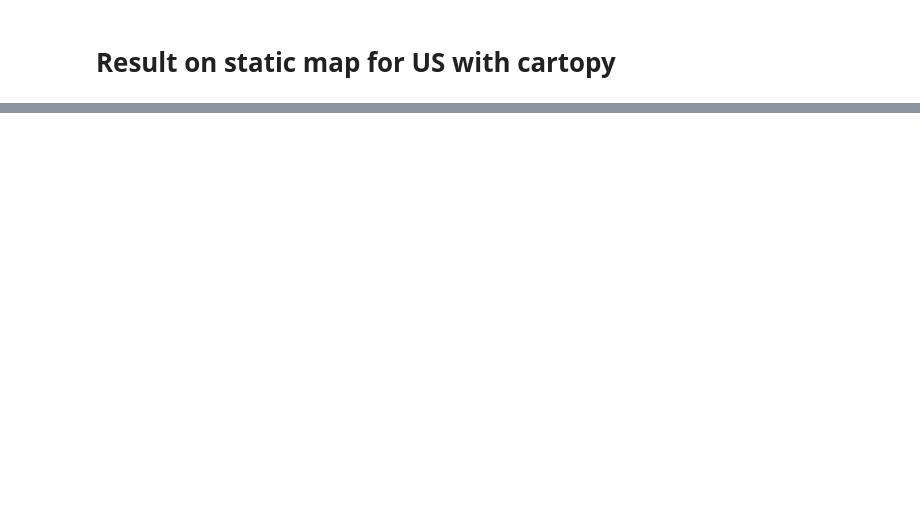
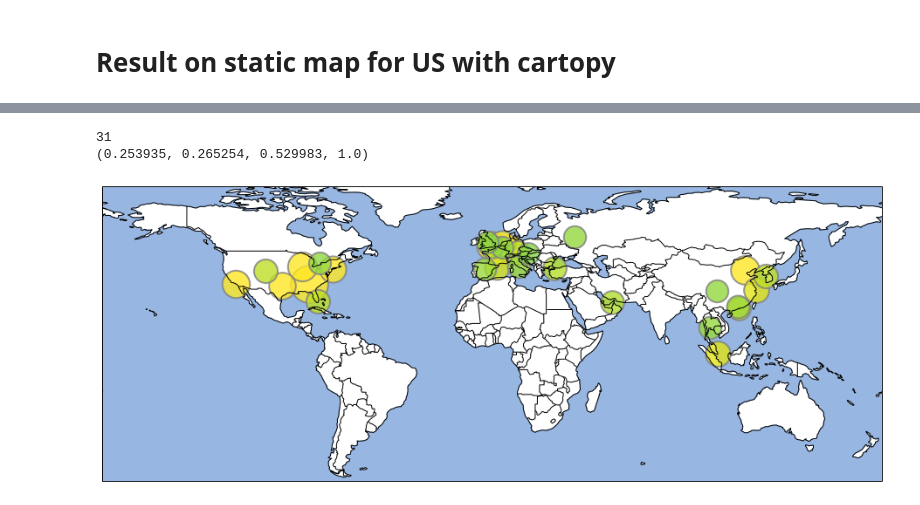
Before and after one commit to Rhizome23/aircraft-project, a Jupyter notebook: airport_number_routes.ipynb, the cells around one changed output, grey strips where cells are left out. Cells and saved outputs as stored; diff of their text form; code cells hidden in the pictures; blank space fills up the shorter version.

Commit message:
modifié :         airport_number_routes.ipynb

```diff
--- a/airport_number_routes.ipynb
+++ b/airport_number_routes.ipynb
@@ -183,0 +189,36 @@ for index, row in traffic_final.iterrows():
+# %%
+from matplotlib.colors import Normalize, LinearSegmentedColormap, PowerNorm
+from matplotlib import cm
+
+bg_color = (0.0, 0.0, 0, 1.0)
+coast_color = (204/255.0, 0, 153/255.0, 0.7)
+color_list = [(0.0, 0.0, 0.0, 0.0),
+            (204/255.0, 0, 153/255.0, 0.6),
+            (255/255.0, 204/255.0, 230/255.0, 1.0)]
+
+num_airports = len(traffic_final)
+print(num_airports)
+
+# normalize the dataset for color scale
+norm = PowerNorm(0.3, traffic_final['sumtraffic'].min(),traffic_final['sumtraffic'].max())
+#print(norm(0.8))
+
+n = num_airports
+cmap = cm.get_cmap('viridis')
+print(cmap(0.2))
+
+fig = plt.figure(figsize=(16,8))
+ax = fig.add_subplot(1, 1, 1, projection=ccrs.PlateCarree())
+ax.set_extent([-110, 110, -28, 60])
+
+ax.add_feature(cfeature.OCEAN)
+ax.add_feature(cfeature.COASTLINE)
+ax.add_feature(cfeature.BORDERS)
+
+for index, row in traffic_final.iterrows():
+     color = norm(row.sumtraffic*2)
+     ax.scatter(row.long, row.lat, s=row.sumtraffic, c=[cmap(color)], alpha=0.8, edgecolors="grey", linewidth=2)
+# %% [output]
+31
+(0.253935, 0.265254, 0.529983, 1.0)
+[figure, added]
```
Also changed, not shown: parts of 3 cells of this notebook.
